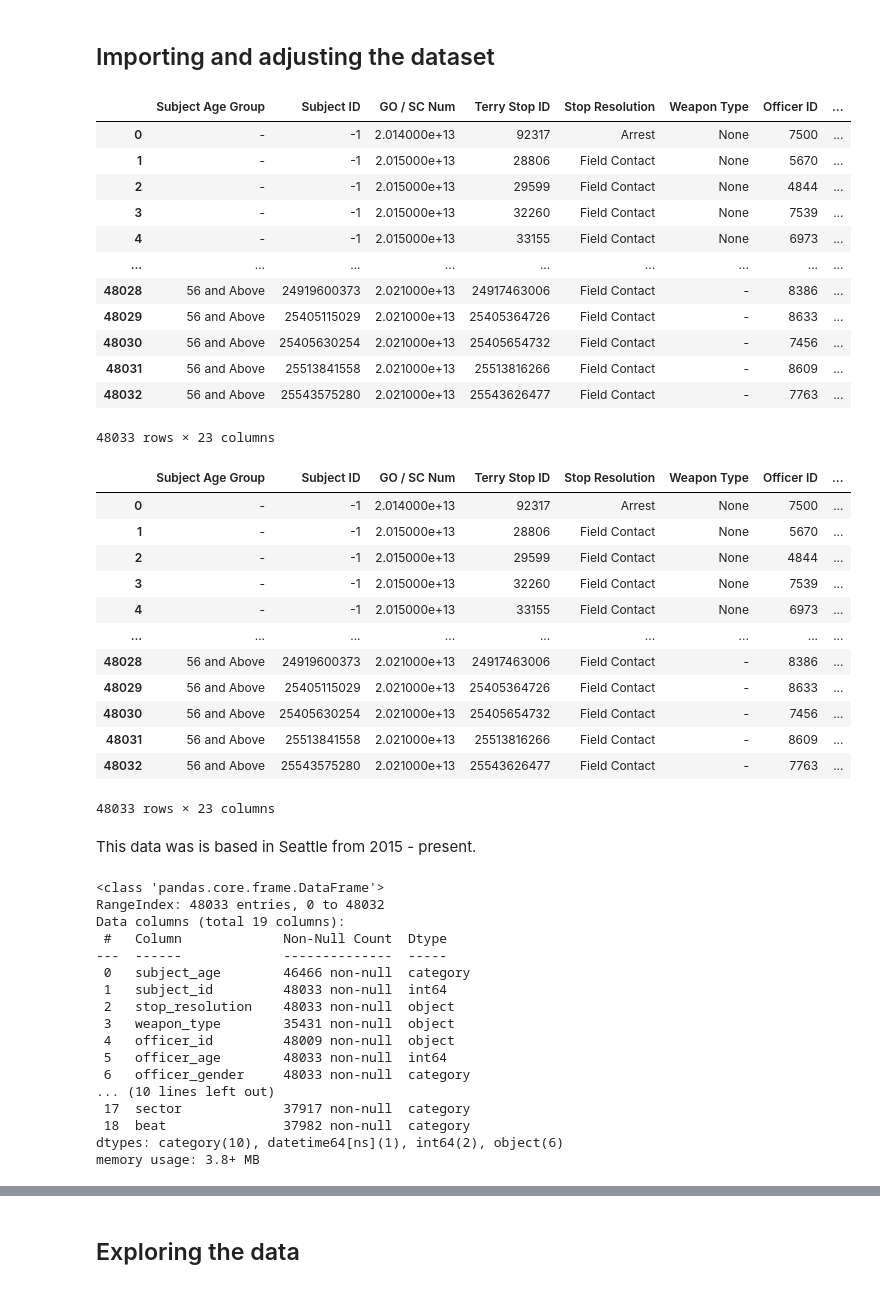
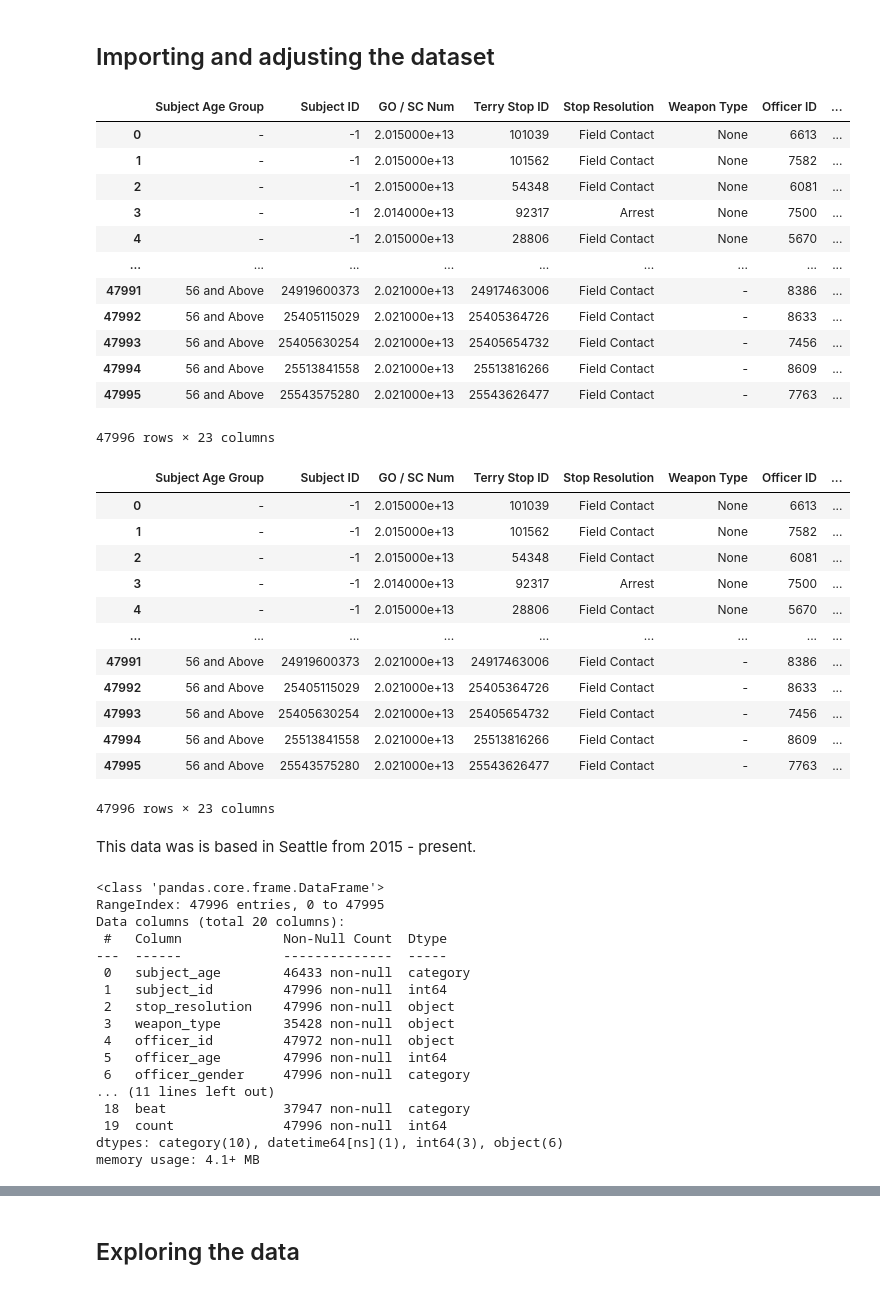
Before and after one commit to letruong711/Terry_Stop_Frisk, a Jupyter notebook: Terry_Ohio_Data_Exploration.ipynb, the cells around one changed output, grey strips where cells are left out. Drawn from its saved outputs; the diff is of its cells as text; code cells hidden in the pictures.

```diff
--- a/Terry_Ohio_Data_Exploration.ipynb
+++ b/Terry_Ohio_Data_Exploration.ipynb
@@ -9,39 +10,39 @@ import seaborn as sns
 import matplotlib.dates as mdates
 # %%
 #use df as basis to start all exploration
-df = pd.read_csv(r"C:\Users\Le\Documents\Flatiron\Phase-3-project/Terry-Ohio-Stops.csv")
+df = pd.read_csv(r"C:\Users\letru\Documents\Flatiron\Phase-3-Project\dsc-phase-3-project/Terry-Ohio_Stops.csv")
 df
 # %% [output]
 |  | Subject Age Group | Subject ID | GO / SC Num | Terry Stop ID | Stop Resolution | Weapon Type | Officer ID | ... |
-| 0 | - | -1 | 2.014000e+13 | 92317 | Arrest | None | 7500 | ... |
-| 1 | - | -1 | 2.015000e+13 | 28806 | Field Contact | None | 5670 | ... |
-| 2 | - | -1 | 2.015000e+13 | 29599 | Field Contact | None | 4844 | ... |
-| 3 | - | -1 | 2.015000e+13 | 32260 | Field Contact | None | 7539 | ... |
-| 4 | - | -1 | 2.015000e+13 | 33155 | Field Contact | None | 6973 | ... |
+| 0 | - | -1 | 2.015000e+13 | 101039 | Field Contact | None | 6613 | ... |
+| 1 | - | -1 | 2.015000e+13 | 101562 | Field Contact | None | 7582 | ... |
+| 2 | - | -1 | 2.015000e+13 | 54348 | Field Contact | None | 6081 | ... |
+| 3 | - | -1 | 2.014000e+13 | 92317 | Arrest | None | 7500 | ... |
+| 4 | - | -1 | 2.015000e+13 | 28806 | Field Contact | None | 5670 | ... |
 | ... | ... | ... | ... | ... | ... | ... | ... | ... |
-| 48028 | 56 and Above | 24919600373 | 2.021000e+13 | 24917463006 | Field Contact | - | 8386 | ... |
-| 48029 | 56 and Above | 25405115029 | 2.021000e+13 | 25405364726 | Field Contact | - | 8633 | ... |
-| 48030 | 56 and Above | 25405630254 | 2.021000e+13 | 25405654732 | Field Contact | - | 7456 | ... |
-| 48031 | 56 and Above | 25513841558 | 2.021000e+13 | 25513816266 | Field Contact | - | 8609 | ... |
-| 48032 | 56 and Above | 25543575280 | 2.021000e+13 | 25543626477 | Field Contact | - | 7763 | ... |
+| 47991 | 56 and Above | 24919600373 | 2.021000e+13 | 24917463006 | Field Contact | - | 8386 | ... |
+| 47992 | 56 and Above | 25405115029 | 2.021000e+13 | 25405364726 | Field Contact | - | 8633 | ... |
+| 47993 | 56 and Above | 25405630254 | 2.021000e+13 | 25405654732 | Field Contact | - | 7456 | ... |
+| 47994 | 56 and Above | 25513841558 | 2.021000e+13 | 25513816266 | Field Contact | - | 8609 | ... |
+| 47995 | 56 and Above | 25543575280 | 2.021000e+13 | 25543626477 | Field Contact | - | 7763 | ... |
-48033 rows × 23 columns
+47996 rows × 23 columns
 # %%
 new_df = df.copy()
 new_df
 # %% [output]
 |  | Subject Age Group | Subject ID | GO / SC Num | Terry Stop ID | Stop Resolution | Weapon Type | Officer ID | ... |
-| 0 | - | -1 | 2.014000e+13 | 92317 | Arrest | None | 7500 | ... |
-| 1 | - | -1 | 2.015000e+13 | 28806 | Field Contact | None | 5670 | ... |
-| 2 | - | -1 | 2.015000e+13 | 29599 | Field Contact | None | 4844 | ... |
-| 3 | - | -1 | 2.015000e+13 | 32260 | Field Contact | None | 7539 | ... |
-| 4 | - | -1 | 2.015000e+13 | 33155 | Field Contact | None | 6973 | ... |
+| 0 | - | -1 | 2.015000e+13 | 101039 | Field Contact | None | 6613 | ... |
+| 1 | - | -1 | 2.015000e+13 | 101562 | Field Contact | None | 7582 | ... |
+| 2 | - | -1 | 2.015000e+13 | 54348 | Field Contact | None | 6081 | ... |
+| 3 | - | -1 | 2.014000e+13 | 92317 | Arrest | None | 7500 | ... |
+| 4 | - | -1 | 2.015000e+13 | 28806 | Field Contact | None | 5670 | ... |
 | ... | ... | ... | ... | ... | ... | ... | ... | ... |
-| 48028 | 56 and Above | 24919600373 | 2.021000e+13 | 24917463006 | Field Contact | - | 8386 | ... |
-| 48029 | 56 and Above | 25405115029 | 2.021000e+13 | 25405364726 | Field Contact | - | 8633 | ... |
-| 48030 | 56 and Above | 25405630254 | 2.021000e+13 | 25405654732 | Field Contact | - | 7456 | ... |
-| 48031 | 56 and Above | 25513841558 | 2.021000e+13 | 25513816266 | Field Contact | - | 8609 | ... |
-| 48032 | 56 and Above | 25543575280 | 2.021000e+13 | 25543626477 | Field Contact | - | 7763 | ... |
+| 47991 | 56 and Above | 24919600373 | 2.021000e+13 | 24917463006 | Field Contact | - | 8386 | ... |
+| 47992 | 56 and Above | 25405115029 | 2.021000e+13 | 25405364726 | Field Contact | - | 8633 | ... |
+| 47993 | 56 and Above | 25405630254 | 2.021000e+13 | 25405654732 | Field Contact | - | 7456 | ... |
+| 47994 | 56 and Above | 25513841558 | 2.021000e+13 | 25513816266 | Field Contact | - | 8609 | ... |
+| 47995 | 56 and Above | 25543575280 | 2.021000e+13 | 25543626477 | Field Contact | - | 7763 | ... |
-48033 rows × 23 columns
+47996 rows × 23 columns
 # %% [markdown]
 This data was is based in Seattle from 2015 - present.
 # %%
@@ -72,19 +73,19 @@ new_df.replace('-', np.nan, inplace = True)
 new_df.info()
 # %% [output]
 <class 'pandas.core.frame.DataFrame'>
-RangeIndex: 48033 entries, 0 to 48032
-Data columns (total 19 columns):
+RangeIndex: 47996 entries, 0 to 47995
+Data columns (total 20 columns):
  #   Column             Non-Null Count  Dtype
 ---  ------             --------------  -----
- 0   subject_age        46466 non-null  category
- 1   subject_id         48033 non-null  int64
- 2   stop_resolution    48033 non-null  object
- 3   weapon_type        35431 non-null  object
- 4   officer_id         48009 non-null  object
- 5   officer_age        48033 non-null  int64
- 6   officer_gender     48033 non-null  category
-... (10 lines left out)
- 17  sector             37917 non-null  category
- 18  beat               37982 non-null  category
-dtypes: category(10), datetime64[ns](1), int64(2), object(6)
-memory usage: 3.8+ MB
+ 0   subject_age        46433 non-null  category
+ 1   subject_id         47996 non-null  int64
+ 2   stop_resolution    47996 non-null  object
+ 3   weapon_type        35428 non-null  object
+ 4   officer_id         47972 non-null  object
+ 5   officer_age        47996 non-null  int64
+ 6   officer_gender     47996 non-null  category
+... (11 lines left out)
+ 18  beat               37947 non-null  category
+ 19  count              47996 non-null  int64
+dtypes: category(10), datetime64[ns](1), int64(3), object(6)
+memory usage: 4.1+ MB
```
Also changed, not shown: parts of 10 cells of this notebook, 1 other file.
